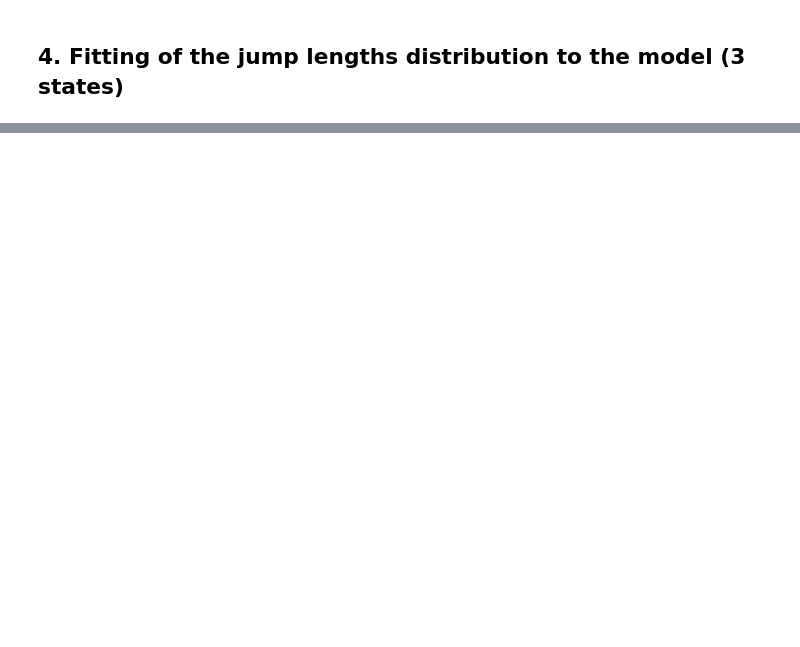
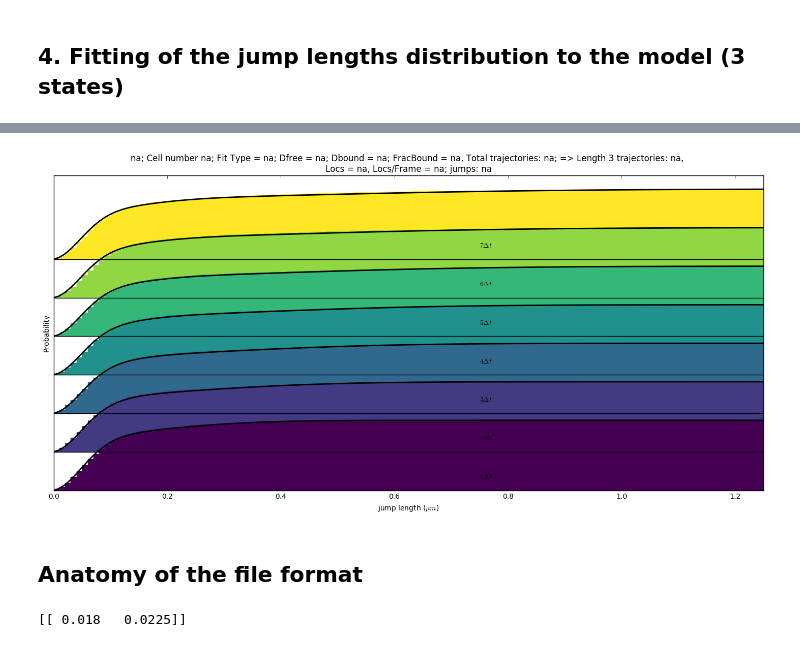
Before and after one commit to elifesciences-publications/spot-on-cli, a Jupyter notebook: fastSPT_tutorial.ipynb, the cells around one changed output, grey strips where cells are left out. Saved outputs shown, nothing was run; the diff lists cells and outputs as text; code cells hidden in the pictures; blank space fills up the shorter version.

```diff
--- a/fastSPT_tutorial.ipynb
+++ b/fastSPT_tutorial.ipynb
@@ -193,0 +218,25 @@ fastSPT_plot.plot_histogram(HistVecJumps, JumpProb, HistVecJumpsCDF, scaled_y) #
+# %%
+y = fastspt.generate_jump_length_distribution(fit.params,
+                                              JumpProb = JumpProb, r=HistVecJumpsCDF,
+                                              LocError = params['LocError'],
+                                              dT = params['dT'], dZ = params['dZ'],
+                                              a = params['a'], b = params['b'],
+                                              fit2states = params['fit2states'])
+## Normalize it
+norm_y = np.zeros_like(y)
+for i in range(y.shape[0]): # Normalize y as a PDF
+    norm_y[i,:] = y[i,:]/y[i,:].sum()
+scaled_y = (float(len(HistVecJumpsCDF))/len(HistVecJumps))*norm_y #scale y for plotting next to histograms
+# %%
+# Plot the CDF
+plt.figure(figsize=(18,8)) # Initialize the plot
+#plt.plot(JumpProbCDF[0,:])
+fastSPT_plot.plot_histogram(HistVecJumps, np.cumsum(JumpProb, axis=1)/10., HistVecJumpsCDF, np.cumsum(scaled_y, axis=1)/10.) ## Read the documentation of this function to learn how to populate all the 'na' fields
+# %% [output]
+[figure, added]
+# %% [markdown]
+## Anatomy of the file format
+# %%
+print cell0[1][1]
+# %% [output]
+[[ 0.018   0.0225]]
```
Also changed, not shown: parts of 8 cells of this notebook.
